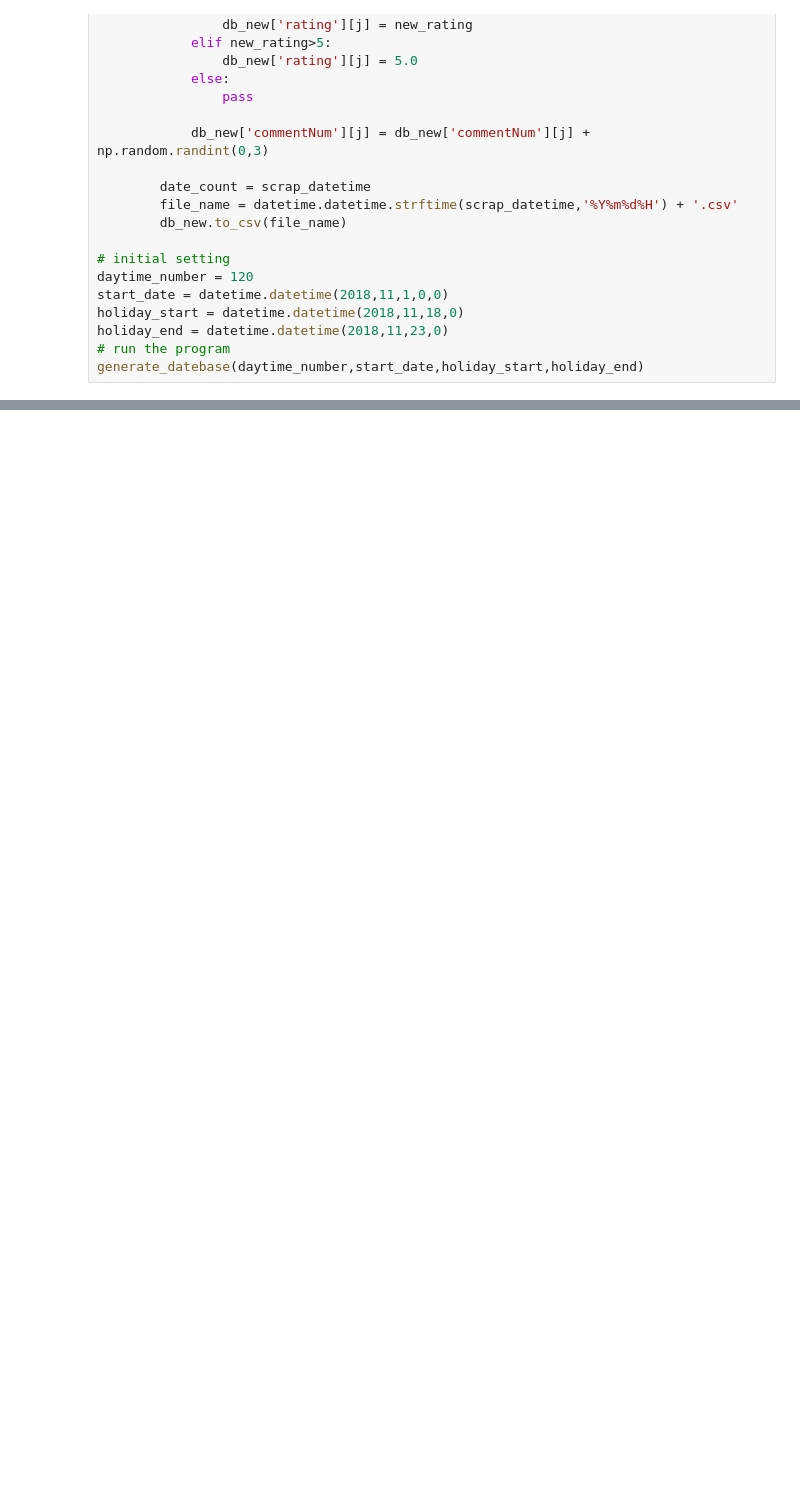
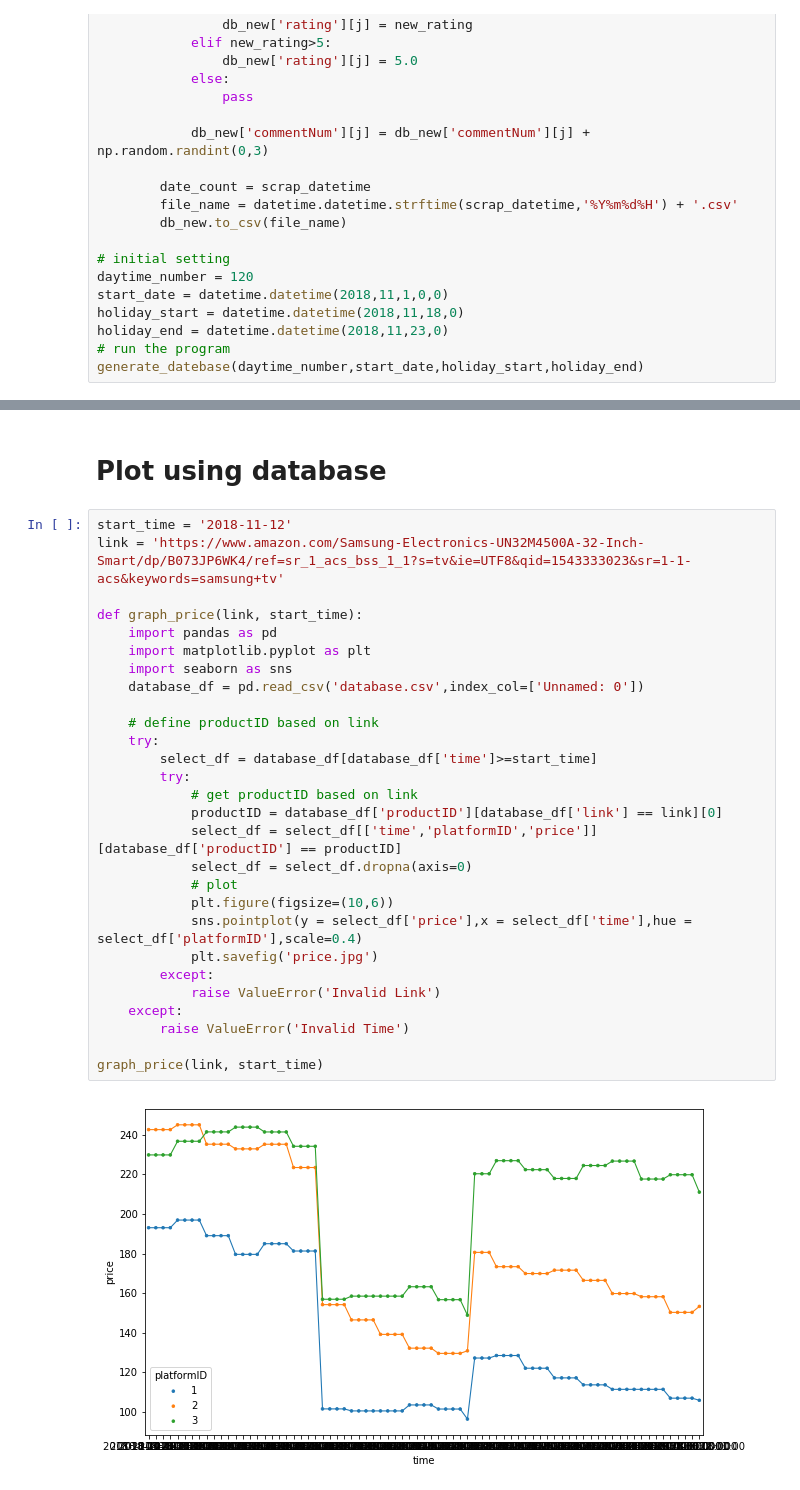
Before and after one commit to SarahXinyueLi/PaulFans-PriceCompare, a Jupyter notebook: WebsiteScraping_Database.ipynb, the cells around one changed output, grey strips where cells are left out. Cells and saved outputs as stored; diff of their text form; blank space fills up the shorter version.

Commit message:
Add plotting functions for price,rating,and comment numbers.

```diff
--- a/WebsiteScraping_Database.ipynb
+++ b/WebsiteScraping_Database.ipynb
@@ -463,3 +464,35 @@ for file in file_list:
 database_df.sort_values(['productID','time'], ascending=[True, True],inplace=True)
 database_df.reset_index(drop=True,inplace=True)
 database_df.to_csv('database.csv')
+# %% [markdown]
+# Plot using database
+# %%
+start_time = '2018-11-12'
+link = 'https://www.amazon.com/Samsung-Electronics-UN32M4500A-32-Inch-Smart/dp/B073JP6WK4/ref=sr_1_acs_bss_1_1?s=tv&ie=UTF8&qid=1543333023&sr=1-1-acs&keywords=samsung+tv'
+
+def graph_price(link, start_time):
+    import pandas as pd
+    import matplotlib.pyplot as plt
+    import seaborn as sns
+    database_df = pd.read_csv('database.csv',index_col=['Unnamed: 0'])
+
+    # define productID based on link
+    try:
+        select_df = database_df[database_df['time']>=start_time]
+        try:
+            # get productID based on link
+            productID = database_df['productID'][database_df['link'] == link][0]
+            select_df = select_df[['time','platformID','price']][database_df['productID'] == productID]
+            select_df = select_df.dropna(axis=0)
+            # plot
+            plt.figure(figsize=(10,6))
+            sns.pointplot(y = select_df['price'],x = select_df['time'],hue = select_df['platformID'],scale=0.4)
+            plt.savefig('price.jpg')
+        except:
+            raise ValueError('Invalid Link')
+    except:
+        raise ValueError('Invalid Time')
+
+graph_price(link, start_time)
+# %% [output]
+[figure, added]
```
Also changed, not shown: parts of 3 cells of this notebook.
